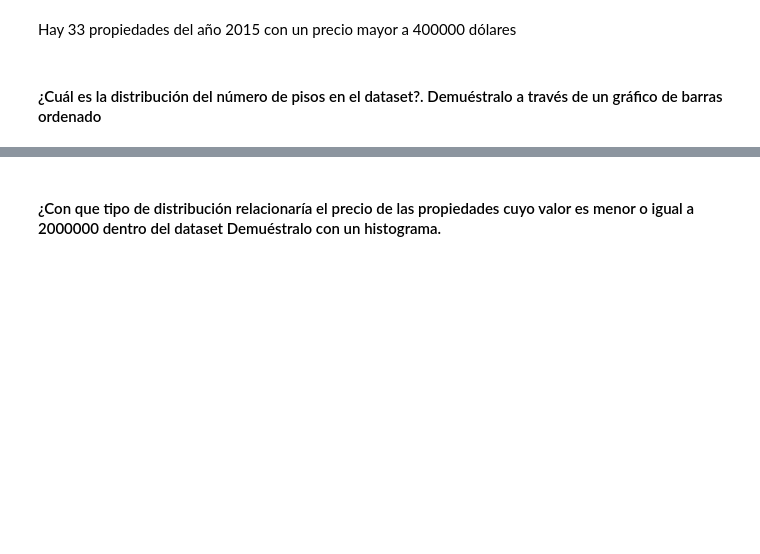
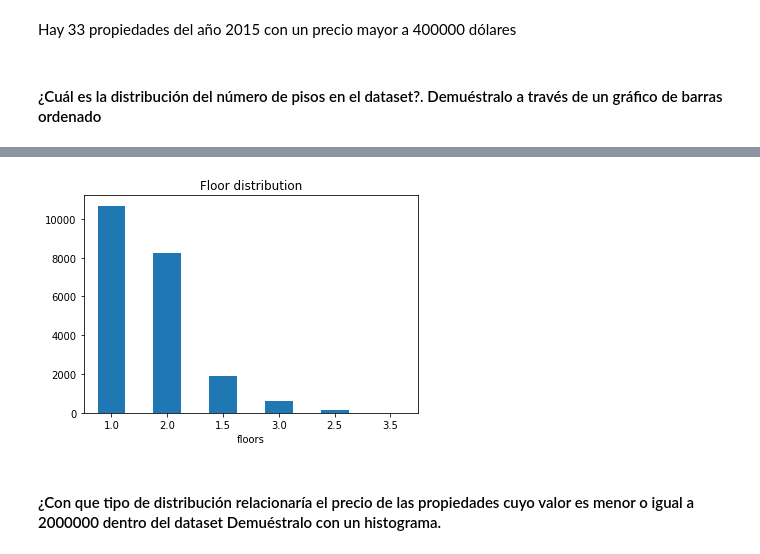
Before and after one commit to ahhnko/andreshalliday, a Jupyter notebook: Desafio_Equinox.ipynb, the cells around one changed output, grey strips where cells are left out. Saved outputs shown, nothing was run; the diff lists cells and outputs as text; code cells hidden in the pictures; blank space fills up the shorter version.

```diff
--- a/Desafio_Equinox.ipynb
+++ b/Desafio_Equinox.ipynb
@@ -156,3 +163,7 @@ some_houses.shape
 Hay 33 propiedades del año 2015 con un precio mayor a 400000 dólares
 # %% [markdown]
 <h4>¿Cuál es la distribución del número de pisos en el dataset?. Demuéstralo a través de un gráfico de barras ordenado </h4>
+# %%
+houses_by_floors=df.groupby(['floors']).count()
+sorted_houses_by_floors=houses_by_floors.sort_values(by=['id'], ascending=False)['id']
+sorted_houses_by_floors
@@ -159,2 +179,6 @@ Hay 33 propiedades del año 2015 con un precio mayor a 400000 dólares
+# %%
+ax = sorted_houses_by_floors.plot.bar(rot=0, title='Floor distribution')
+# %% [output]
+[figure, added]
 # %% [markdown]
 <h4>¿Con que tipo de distribución relacionaría el precio de las propiedades cuyo valor es menor o igual a 2000000 dentro del dataset         Demuéstralo con un histograma. </h4>
```
Also changed, not shown: parts of 31 cells of this notebook.
